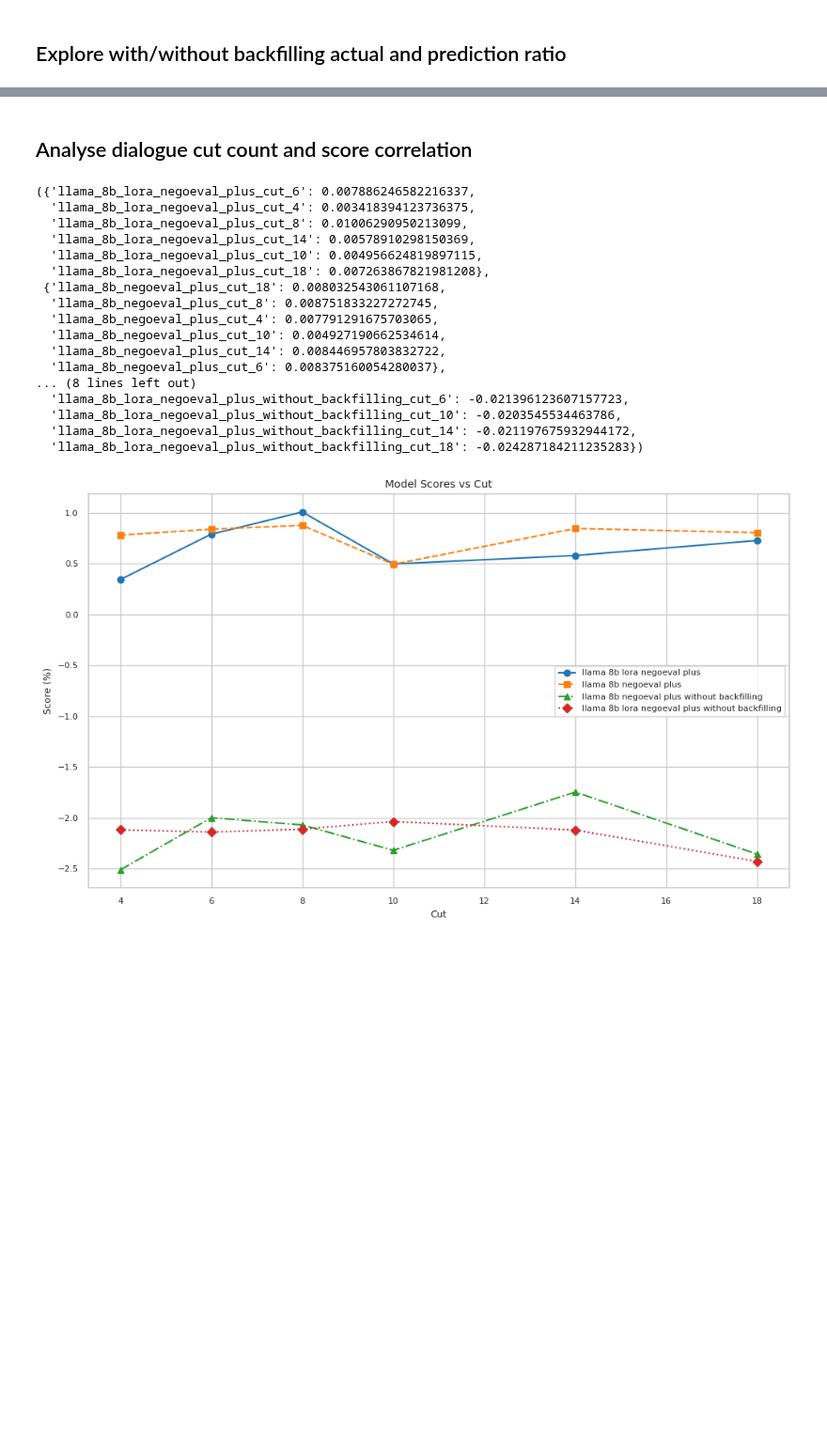
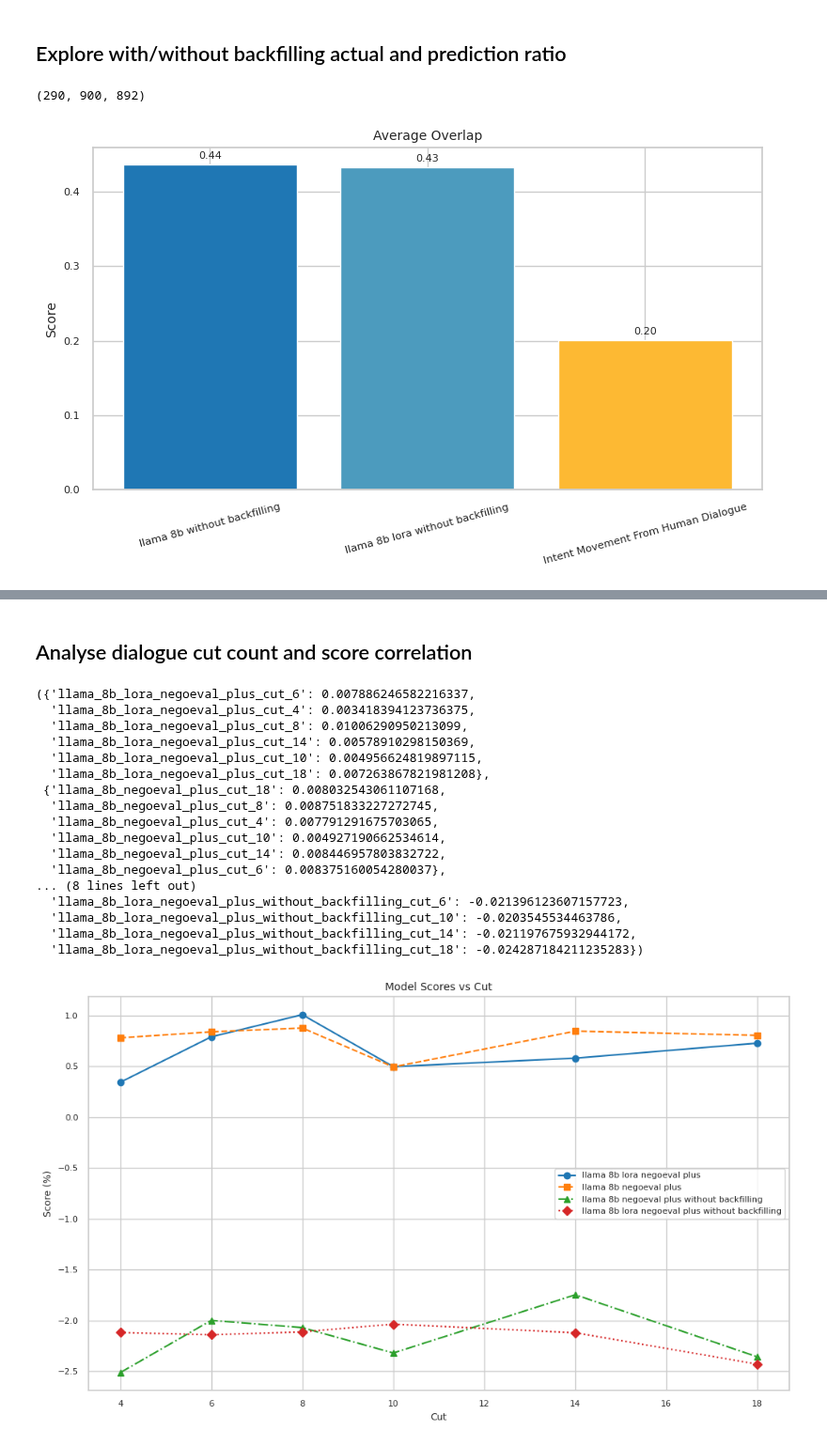
Before and after one commit to andyjliu/sotopia-diplomacy, a Jupyter notebook: src/data/intent_value/taskeval_negoeval/explore_intent.ipynb, the cells around one changed output, grey strips where cells are left out. Shown at 94% size. Cells and saved outputs as stored; diff of their text form; code cells hidden in the pictures; blank space fills up the shorter version.

```diff
--- a/src/data/intent_value/taskeval_negoeval/explore_intent.ipynb
+++ b/src/data/intent_value/taskeval_negoeval/explore_intent.ipynb
@@ -257,3 +306,58 @@ parse_predict_llama_8b_lora_average_overlap = average_overlap_parse_predict(llam
+# %%
+len(actual_movement_average_overlap), len(llama_8b_lora_without_backfilling_average_overlap), len(llama_8b_without_backfilling_average_overlap)
+# %% [output]
+(290, 900, 892)
+# %%
+import matplotlib.pyplot as plt
+import numpy as np
+
+# 数据
+labels = ['llama 8b without backfilling',
+          'llama 8b lora without backfilling',
+          'Intent Movement From Human Dialogue']
+
+# 计算每个列表中的平均分数
+def calculate_average_score(score_list):
+    scores = [item['score'] for item in score_list]
+    return np.mean(scores) if scores else 0
+
+values = [
+    calculate_average_score(llama_8b_without_backfilling_average_overlap),
+    calculate_average_score(llama_8b_lora_without_backfilling_average_overlap),
+    calculate_average_score(actual_movement_average_overlap)
+]
+
+# 绘图
+fig, ax = plt.subplots(figsize=(8, 5))
+bars = ax.bar(labels, values, color=['#1f77b4','#4c9bbe','#fdb933','#fbc02d','#9467bd'])
+
+# 在每个柱子上方显示数值
+for bar in bars:
+    height = bar.get_height()
+    ax.text(
+        bar.get_x() + bar.get_width() / 2,   # X 位置：柱子中点
+        height + 0.005,                     # Y 位置：稍微高于柱子的顶端
+        f'{height:.2f}',                    # 显示的文本
+        ha='center',                        # 水平居中
+        va='bottom',                        # 垂直对齐在文字的底部
+        fontsize=8                          # 将数字字号设置为 8
+    )
+
+# 设置标题和坐标轴标签字号
+ax.set_title('Average Overlap', fontsize=10)
+ax.set_ylabel('Score', fontsize=10)
+# 如果需要 x 轴标签也可加上
+# ax.set_xlabel('X Axis', fontsize=10)
+
+# 调整刻度字体大小
+plt.xticks(rotation=15, fontsize=8)
+plt.yticks(fontsize=8)
+
+# 让图表更美观
+plt.tight_layout()
+plt.show()
+# %% [output]
+[figure, added]
 # %%
 import matplotlib.pyplot as plt
 
```
Also changed, not shown: parts of 11 cells of this notebook, 22 other files.
